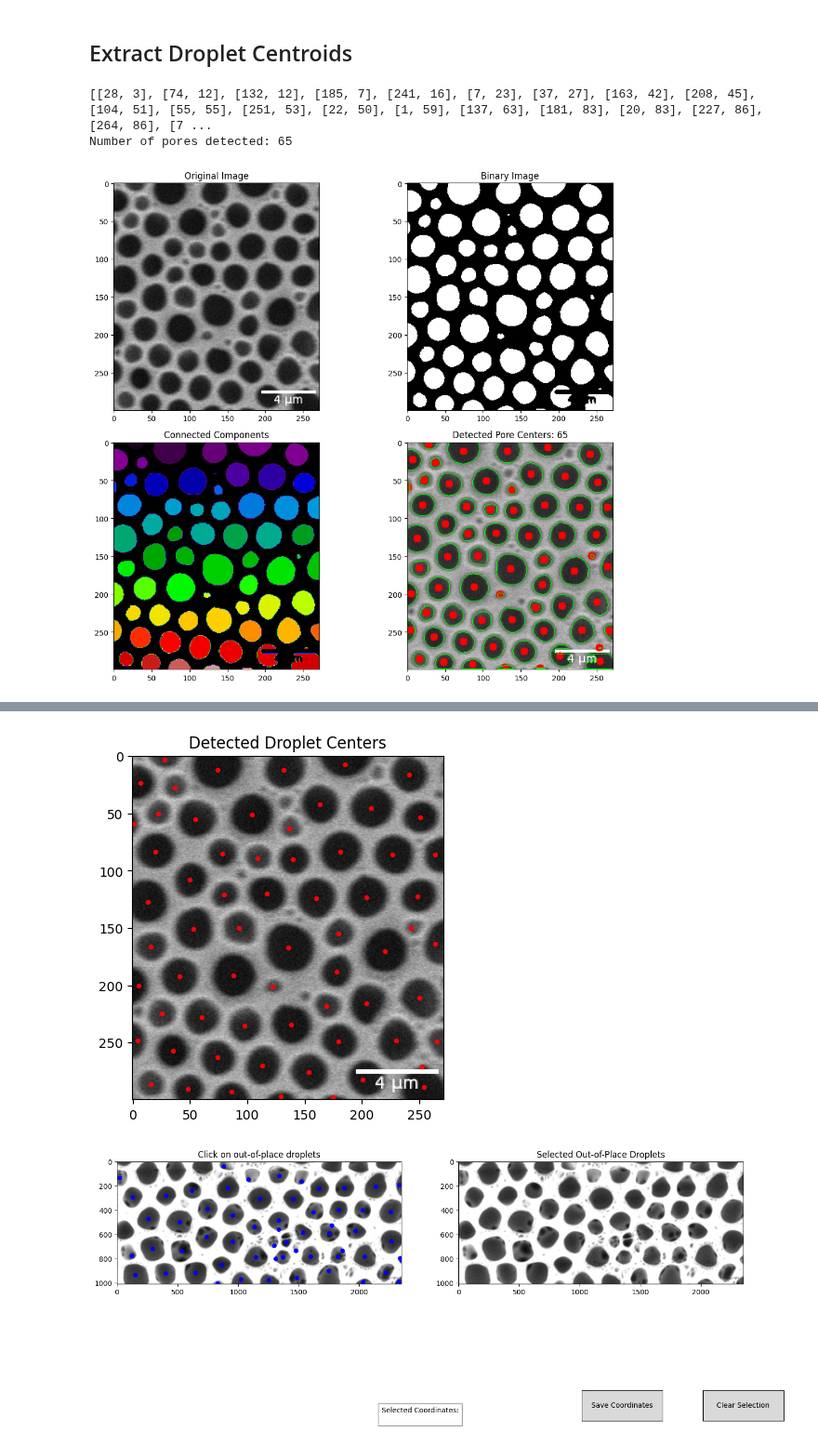
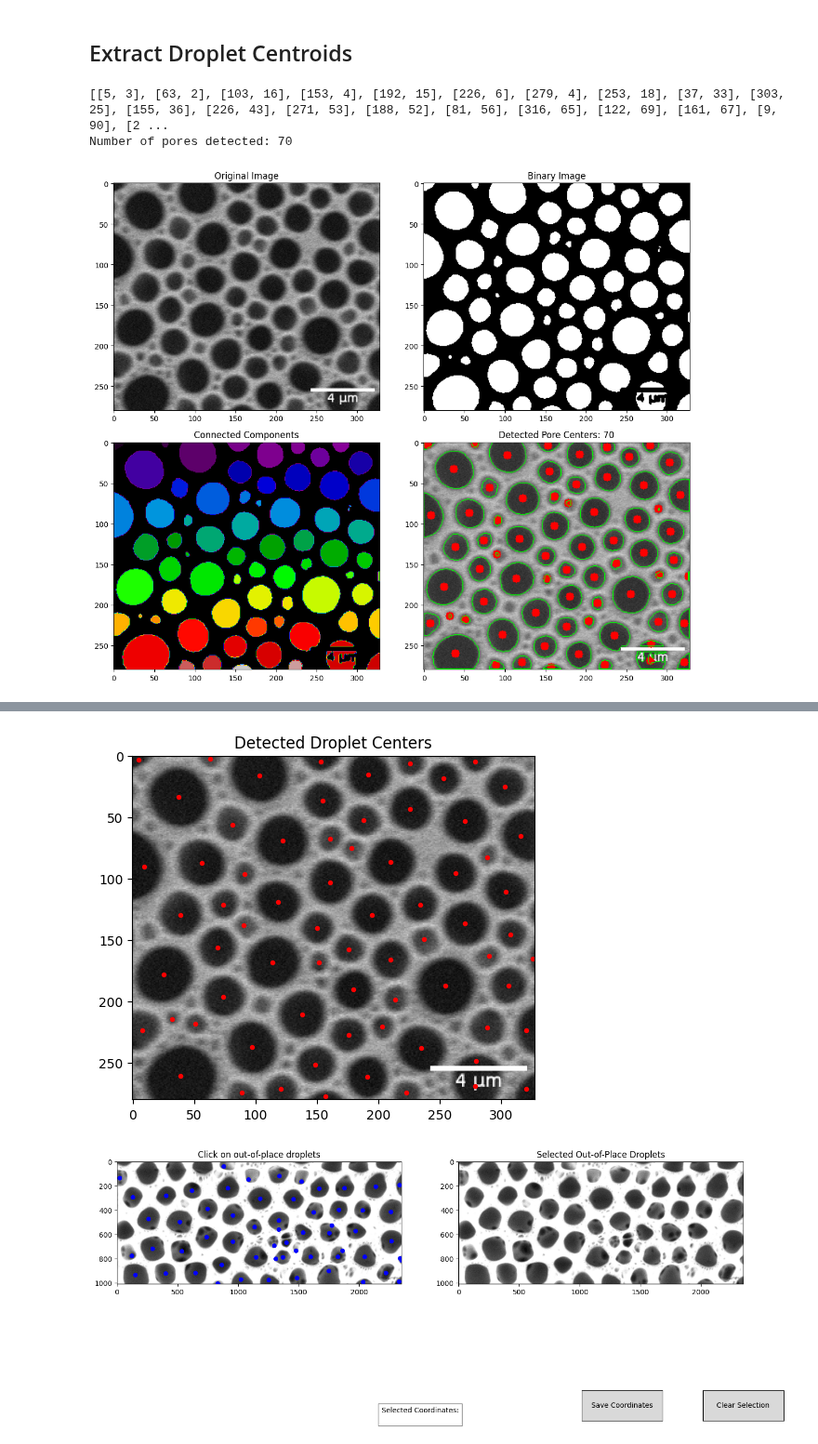
Before and after one commit to lemontang3/Python_Physics, a Jupyter notebook: Voronoi_Analysis.ipynb, the cells around one changed output, grey strips where cells are left out. Shown at 93% size. Saved outputs shown, nothing was run; the diff lists cells and outputs as text; code cells hidden in the pictures.

```diff
--- a/Voronoi_Analysis.ipynb
+++ b/Voronoi_Analysis.ipynb
@@ -47,7 +47,7 @@ import numpy as np
 import matplotlib.pyplot as plt
 
 # Load the image
-image_path = "sample6B.png"  # Update with your image path if needed
+image_path = "sample5A.png"  # Update with your image path if needed
 image = cv2.imread(image_path, cv2.IMREAD_GRAYSCALE)
 
 # Apply Gaussian blur to reduce noise
@@ -108,33 +108,33 @@ plt.title('Original Image')
 plt.subplot(2, 2, 2)
 plt.imshow(binary, cmap='gray')
 plt.title('Binary Image')
 
 # Labeled components (color-coded)
 plt.subplot(2, 2, 3)
 plt.imshow(labels, cmap='nipy_spectral')
 plt.title('Connected Components')
 
 # Final result with centers
 plt.subplot(2, 2, 4)
 plt.imshow(cv2.cvtColor(output_image, cv2.COLOR_BGR2RGB))
 plt.title(f'Detected Pore Centers: {len(filtered_centroids)}')
 
 plt.tight_layout()
 plt.savefig('improved_pore_detection.png', dpi=300)
 plt.show()
 
 # Save the results
 np.save('pore_centroids.npy', filtered_centroids)
 cv2.imwrite('pore_centers.png', output_image)
 
 # Also create a simple visualization showing just the original image with centers
 plt.figure(figsize=(10, 8))
 plt.imshow(image, cmap='gray')
 plt.scatter(filtered_centroids[:, 0], filtered_centroids[:, 1], c='red', s=30)
 plt.title('Detected Droplet Centers')
 plt.savefig('droplet_centers.png', dpi=300)
 plt.show()
 # %% [output]
-[[28, 3], [74, 12], [132, 12], [185, 7], [241, 16], [7, 23], [37, 27], [163, 42], [208, 45], [104, 51], [55, 55], [251, 53], [22, 50], [1, 59], [137, 63], [181, 83], [20, 83], [227, 86], [264, 86], [7 ...
-Number of pores detected: 65
+[[5, 3], [63, 2], [103, 16], [153, 4], [192, 15], [226, 6], [279, 4], [253, 18], [37, 33], [303, 25], [155, 36], [226, 43], [271, 53], [188, 52], [81, 56], [316, 65], [122, 69], [161, 67], [9, 90], [2 ...
+Number of pores detected: 70
-[figure, old version]
+[figure, new version]
@@ -145,7 +145,7 @@ import numpy as np
 import matplotlib.pyplot as plt
 
 # Load the image in grayscale
-image_path = "sample6B.png"  # Update with your image path if needed
+image_path = "sample5A.png"  # Update with your image path if needed
 image = cv2.imread(image_path, cv2.IMREAD_GRAYSCALE)
 
 # Apply median blur to reduce noise
@@ -167,16 +167,12 @@ contours, _ = cv2.findContours(edges, cv2.RETR_EXTERNAL, cv2.CHAIN_APPROX_SIMPLE
 # Convert to color image for visualization
 output_final = cv2.cvtColor(image, cv2.COLOR_GRAY2BGR)
 
-# Draw detected pore centers
-centroids = []
-for cnt in contours:
-    M = cv2.moments(cnt)
-    if M["m00"] != 0:
-        cx = int(M["m10"] / M["m00"])
-        cy = int(M["m01"] / M["m00"])
-        centroids.append([cx, cy])
-# Convert to NumPy array
-centroids =np.array([[28, 3], [74, 12], [132, 12], [185, 7], [241, 16], [7, 23], [37, 27], [163, 42], [208, 45], [104, 51], [55, 55], [251, 53], [22, 50], [1, 59], [137, 63], [181, 83], [20, 83], [227, 86], [264, 86], [78, 85], [140, 90], [109, 89], [50, 108], [117, 120], [204, 123], [13, 127], [160, 124], [249, 122], [80, 121], [53, 151], [93, 150], [180, 155], [264, 164], [136, 167], [243, 150], [220, 170], [16, 166], [88, 191], [178, 188], [41, 192], [5, 200], [250, 211], [122, 201], [204, 216], [169, 218], [60, 228], [25, 225], [138, 234], [98, 235], [230, 248], [4, 248], [180, 249], [266, 249], [35, 257], [74, 263], [113, 270], [154, 276], [201, 282], [253, 271], [16, 286], [254, 289], [48, 290], [86, 293], [129, 297], [175, 298]]
+
+centroids =np.array([[5, 3], [63, 2], [103, 16], [153, 4], [192, 15], [226, 6], [279, 4], [253, 18], [37, 33], [303, 25], [155, 36], [226, 43], [271, 53], [188, 52], [81, 56], [316, 65], [122, 69], [161, 67], [9, 90], [210, 86], [56, 87], [178, 75], [263, 95], [289, 82], [161, 103], [91, 96], [304, 110], [118, 119], [234, 121], [39, 129], [74, 121], [195, 129], [271, 136], [150, 140], [90, 138], [308, 145], [69, 156], [237, 149], [114, 168], [176, 157], [210, 166], [25, 178], [290, 163], [326, 165], [152, 168], [255, 187], [306, 187], [180, 190], [74, 196], [214, 198], [138, 210], [321, 223], [289, 221], [8, 223], [32, 214], [51, 218], [203, 220], [176, 227], [97, 237], [235, 238], [39, 260], [149, 251], [280, 248], [191, 261], [279, 269], [321, 271], [121, 271], [89, 274], [223, 274], [157, 277]]
+
+
+
+
 
 )
 # Step 5: Plot the results
@@ -185,7 +181,7 @@ plt.scatter(centroids[:, 0], centroids[:, 1], c='red', s=8)
 plt.title('Detected Droplet Centers')
 plt.show()
 # %% [output]
-[figure, old version]
+[figure, new version]
 # %%
 import cv2
 import numpy as np
```
Also changed, not shown: parts of 6 cells of this notebook, 4 other files.
